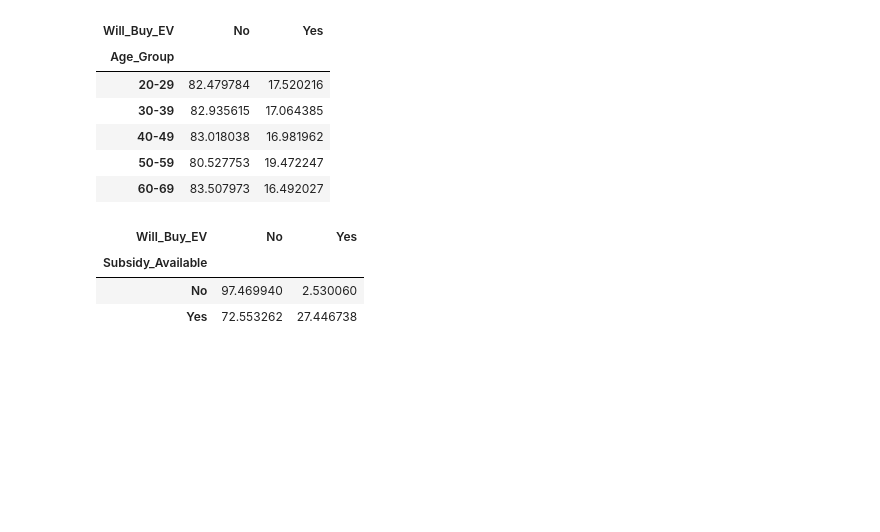
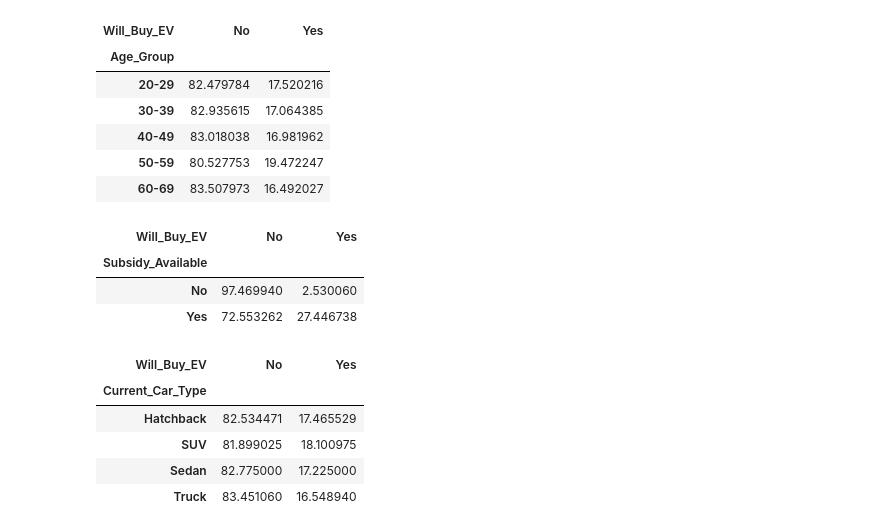
Before and after one commit to LakshmanGnanasambandan/Understanding-EV-Adoption, a Jupyter notebook: eda/01_Data_Profiling.ipynb, the cells around one changed output. Saved outputs shown, nothing was run; the diff lists cells and outputs as text; code cells hidden in the pictures; blank space fills up the shorter version.

```diff
--- a/eda/01_Data_Profiling.ipynb
+++ b/eda/01_Data_Profiling.ipynb
@@ -275,3 +258,16 @@ pd.crosstab(
 | Subsidy_Available |  |  |
 | No | 97.469940 | 2.530060 |
 | Yes | 72.553262 | 27.446738 |
+# %%
+pd.crosstab(
+    df["Current_Car_Type"],
+    df["Will_Buy_EV"],
+    normalize="index"
+) * 100
+# %% [output]
+| Will_Buy_EV | No | Yes |
+| Current_Car_Type |  |  |
+| Hatchback | 82.534471 | 17.465529 |
+| SUV | 81.899025 | 18.100975 |
+| Sedan | 82.775000 | 17.225000 |
+| Truck | 83.451060 | 16.548940 |
```
Also changed, not shown: parts of 88 cells of this notebook, 4 other files.
